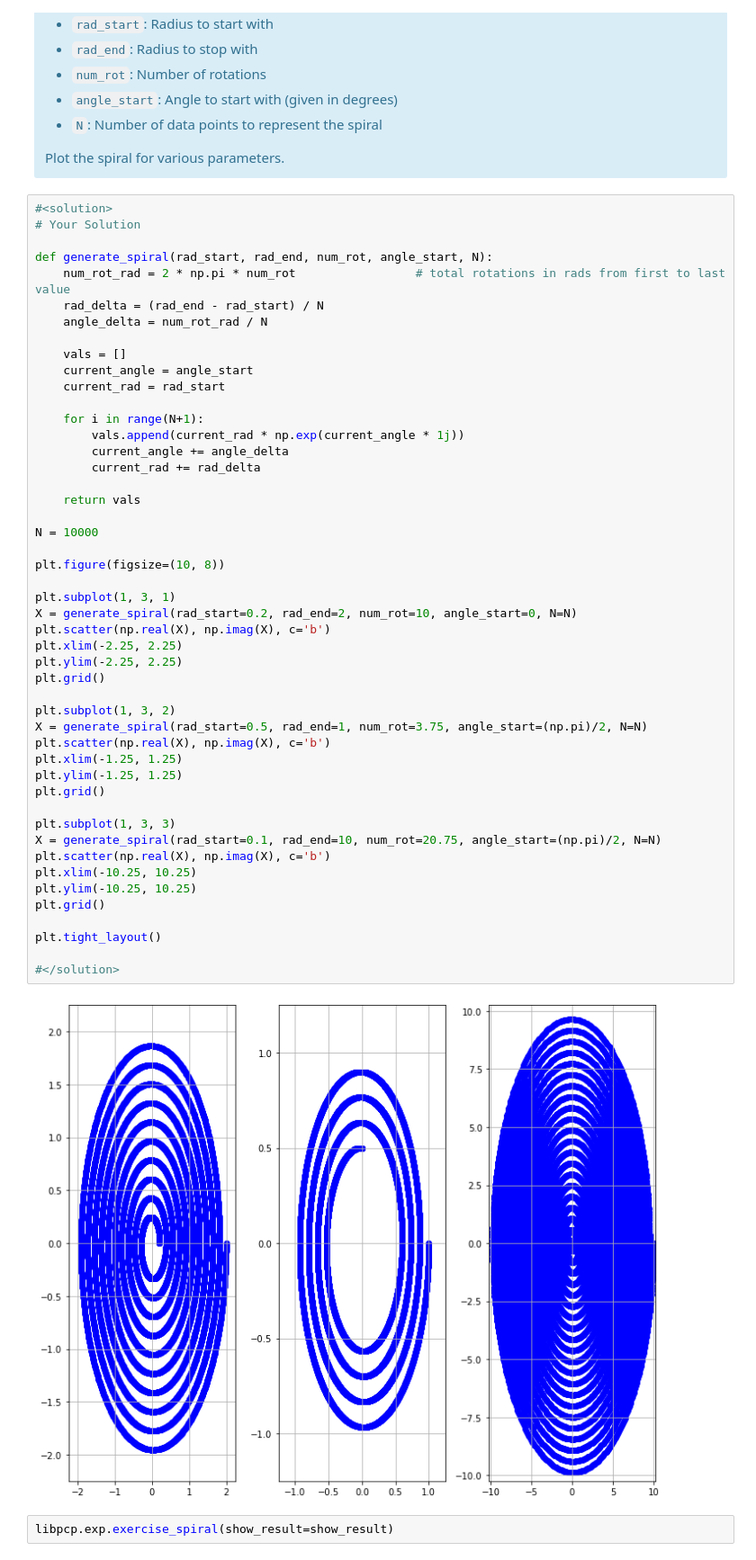
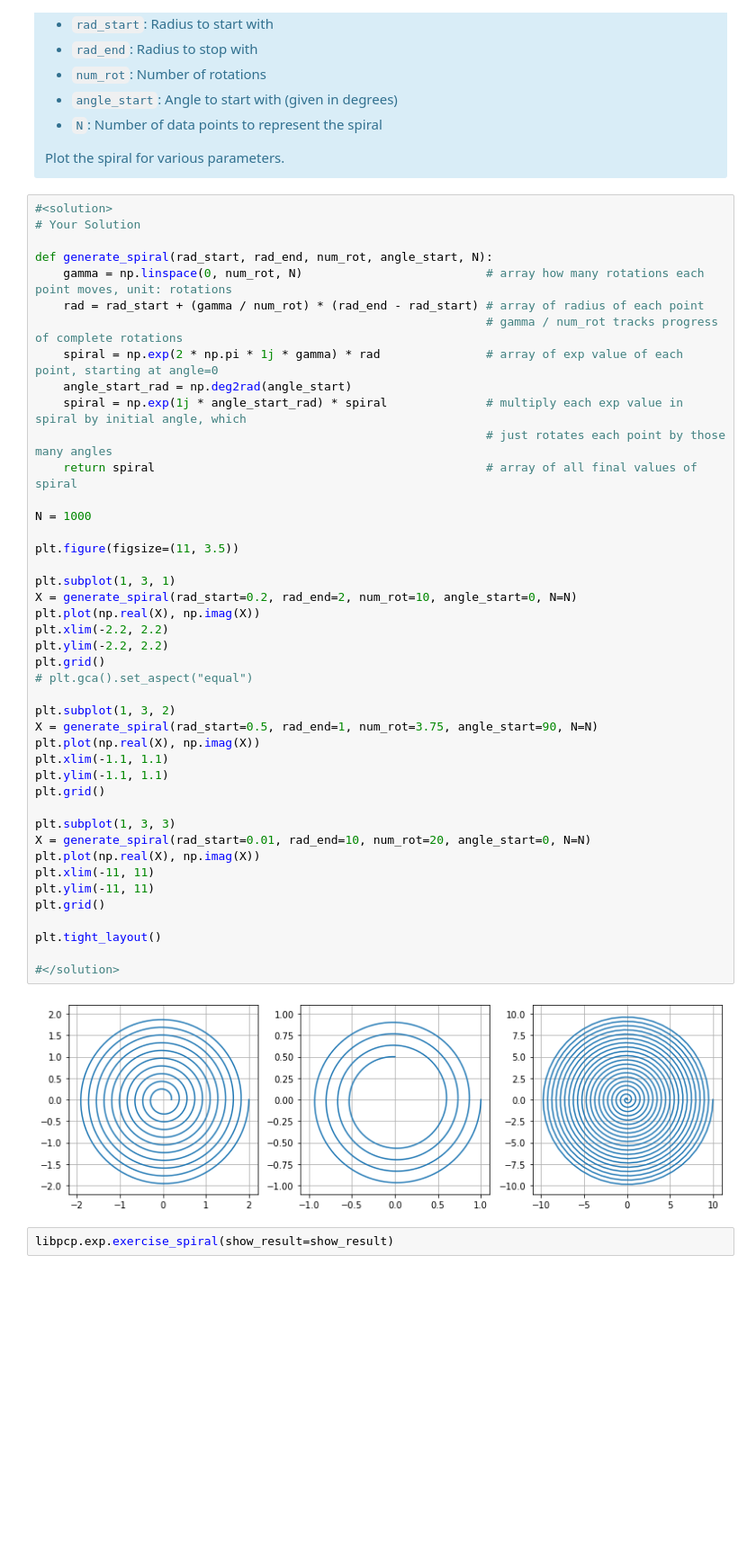
Before and after one commit to nwexlerfau/PCP, a Jupyter notebook: PCP_07_exp.ipynb, the cells around one changed output. Shown at 90% size. Saved outputs shown, nothing was run; the diff lists cells and outputs as text; blank space fills up the shorter version.

```diff
--- a/PCP_07_exp.ipynb
+++ b/PCP_07_exp.ipynb
@@ -444,53 +444,48 @@ Plot the spiral for various parameters.
 # %%
 #<solution>
 # Your Solution
 
 def generate_spiral(rad_start, rad_end, num_rot, angle_start, N):
-    num_rot_rad = 2 * np.pi * num_rot                 # total rotations in rads from first to last value
-    rad_delta = (rad_end - rad_start) / N
-    angle_delta = num_rot_rad / N
+    gamma = np.linspace(0, num_rot, N)                          # array how many rotations each point moves, unit: rotations
+    rad = rad_start + (gamma / num_rot) * (rad_end - rad_start) # array of radius of each point
+                                                                # gamma / num_rot tracks progress of complete rotations
+    spiral = np.exp(2 * np.pi * 1j * gamma) * rad               # array of exp value of each point, starting at angle=0
+    angle_start_rad = np.deg2rad(angle_start)
+    spiral = np.exp(1j * angle_start_rad) * spiral              # multiply each exp value in spiral by initial angle, which
+                                                                # just rotates each point by those many angles
+    return spiral                                               # array of all final values of spiral
 
-    vals = []
-    current_angle = angle_start
-    current_rad = rad_start
+N = 1000
 
-    for i in range(N+1):
-        vals.append(current_rad * np.exp(current_angle * 1j))
-        current_angle += angle_delta
-        current_rad += rad_delta
-
-    return vals
-
-N = 10000
-
-plt.figure(figsize=(10, 8))
+plt.figure(figsize=(11, 3.5))
 
 plt.subplot(1, 3, 1)
 X = generate_spiral(rad_start=0.2, rad_end=2, num_rot=10, angle_start=0, N=N)
-plt.scatter(np.real(X), np.imag(X), c='b')
-plt.xlim(-2.25, 2.25)
-plt.ylim(-2.25, 2.25)
+plt.plot(np.real(X), np.imag(X))
+plt.xlim(-2.2, 2.2)
+plt.ylim(-2.2, 2.2)
 plt.grid()
+# plt.gca().set_aspect("equal")
 
 plt.subplot(1, 3, 2)
-X = generate_spiral(rad_start=0.5, rad_end=1, num_rot=3.75, angle_start=(np.pi)/2, N=N)
-plt.scatter(np.real(X), np.imag(X), c='b')
-plt.xlim(-1.25, 1.25)
-plt.ylim(-1.25, 1.25)
+X = generate_spiral(rad_start=0.5, rad_end=1, num_rot=3.75, angle_start=90, N=N)
+plt.plot(np.real(X), np.imag(X))
+plt.xlim(-1.1, 1.1)
+plt.ylim(-1.1, 1.1)
 plt.grid()
 
 plt.subplot(1, 3, 3)
-X = generate_spiral(rad_start=0.1, rad_end=10, num_rot=20.75, angle_start=(np.pi)/2, N=N)
-plt.scatter(np.real(X), np.imag(X), c='b')
-plt.xlim(-10.25, 10.25)
-plt.ylim(-10.25, 10.25)
+X = generate_spiral(rad_start=0.01, rad_end=10, num_rot=20, angle_start=0, N=N)
+plt.plot(np.real(X), np.imag(X))
+plt.xlim(-11, 11)
+plt.ylim(-11, 11)
 plt.grid()
 
 plt.tight_layout()
 
 #</solution>
 # %% [output]
-[figure, old version]
+[figure, new version]
 # %%
 libpcp.exp.exercise_spiral(show_result=show_result)
 # %% [output]
```
Also changed, not shown: 1 other file.
